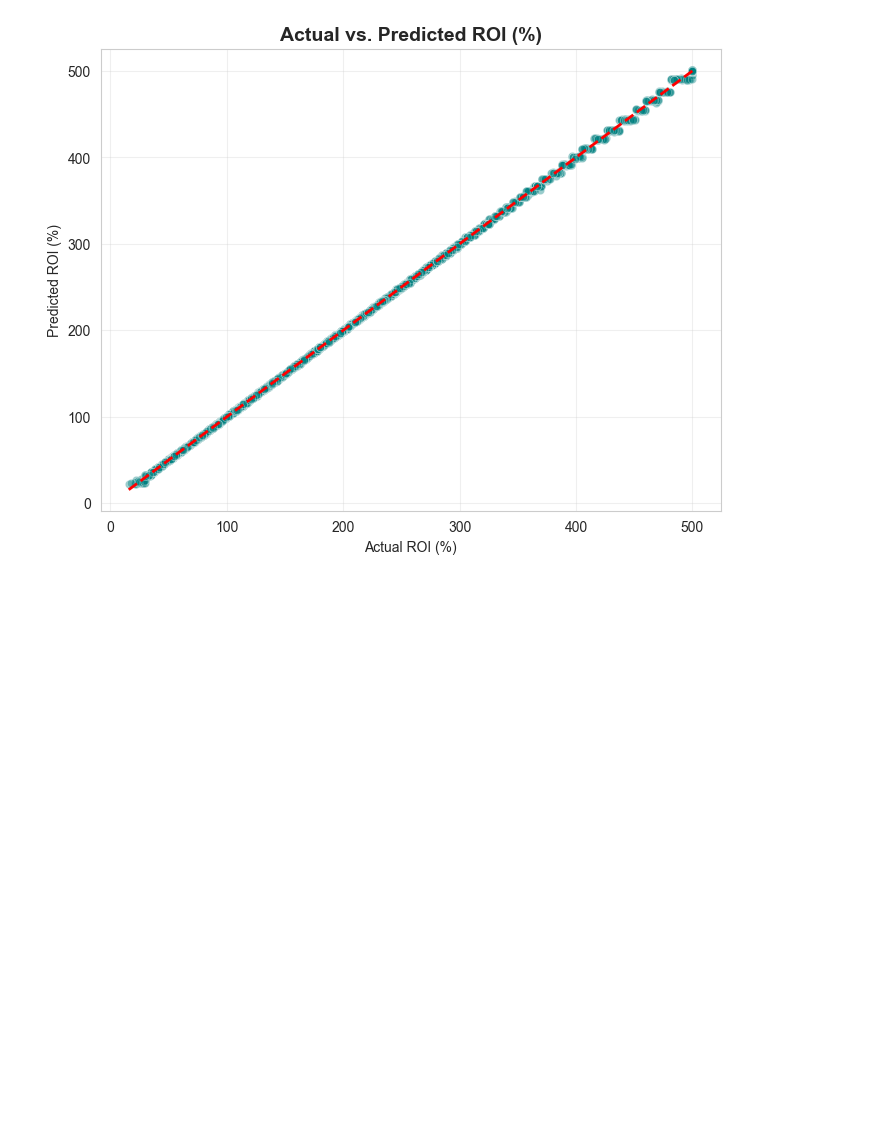
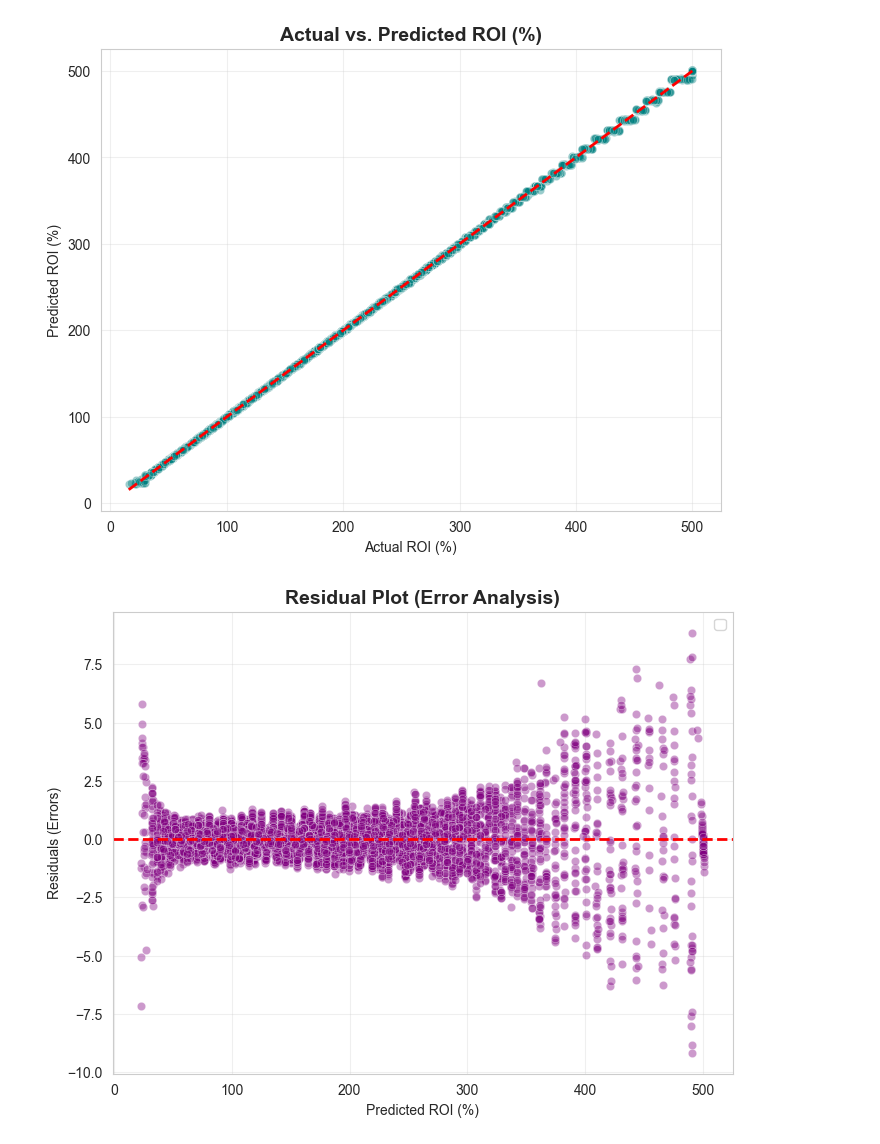
Before and after one commit to fathirrizkifadillah/Worldwide-Robotic-Process-Automation-Database-2026, a Jupyter notebook: main.ipynb, the cells around one changed output. Saved outputs shown, nothing was run; the diff lists cells and outputs as text; code cells hidden in the pictures; blank space fills up the shorter version.

Commit message:
Residual plot

```diff
--- a/main.ipynb
+++ b/main.ipynb
@@ -1782,3 +1781,21 @@ plt.savefig(filepath, dpi=300, bbox_inches='tight', facecolor='white')
 plt.show()
 # %% [output]
 [figure]
+# %%
+residuals = y_test - y_pred
+
+plt.figure(figsize=(8, 6))
+sns.scatterplot(x=y_pred, y=residuals, alpha=0.4, color='purple')
+plt.axhline(y=0, color='red', linestyle='--', lw=2)
+
+plt.title('Residual Plot (Error Analysis)', fontsize=14, fontweight='bold')
+plt.xlabel('Predicted ROI (%)')
+plt.ylabel('Residuals (Errors)')
+plt.grid(True, alpha=0.3)
+plt.legend()
+
+filepath = os.path.join('img', 'Residual_plot.png')
+plt.savefig(filepath, dpi=300, bbox_inches='tight', facecolor='white')
+plt.show()
+# %% [output]
+[figure, added]
```
Also changed, not shown: parts of 1 cell of this notebook, 1 other file.
